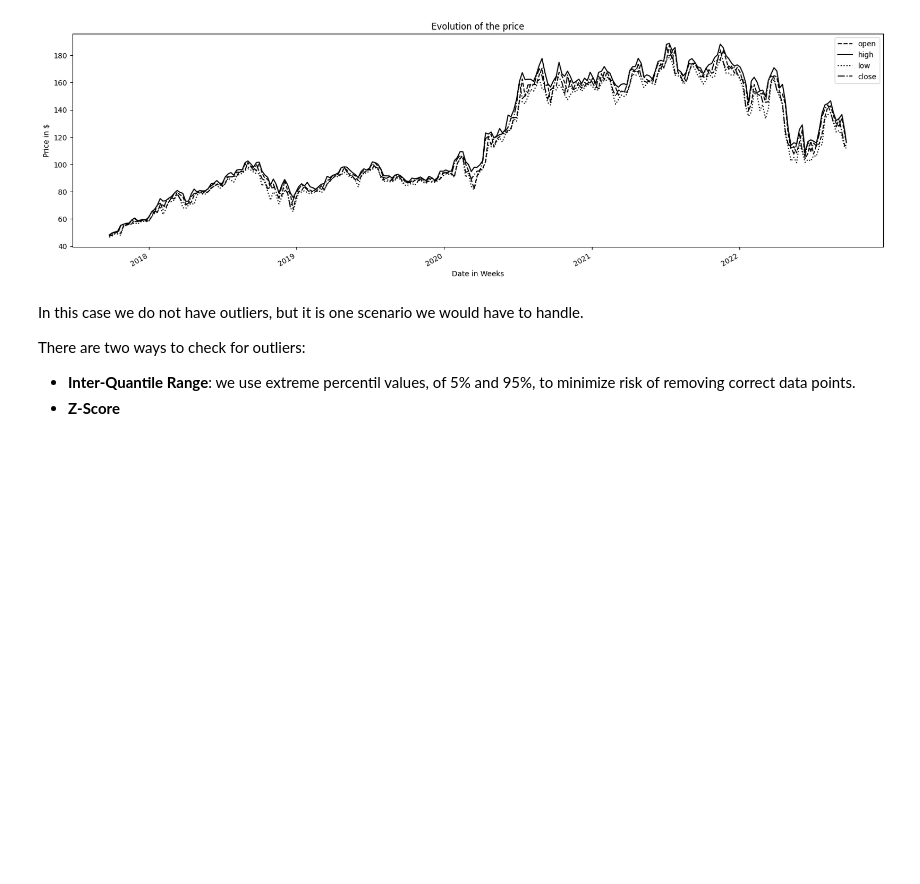
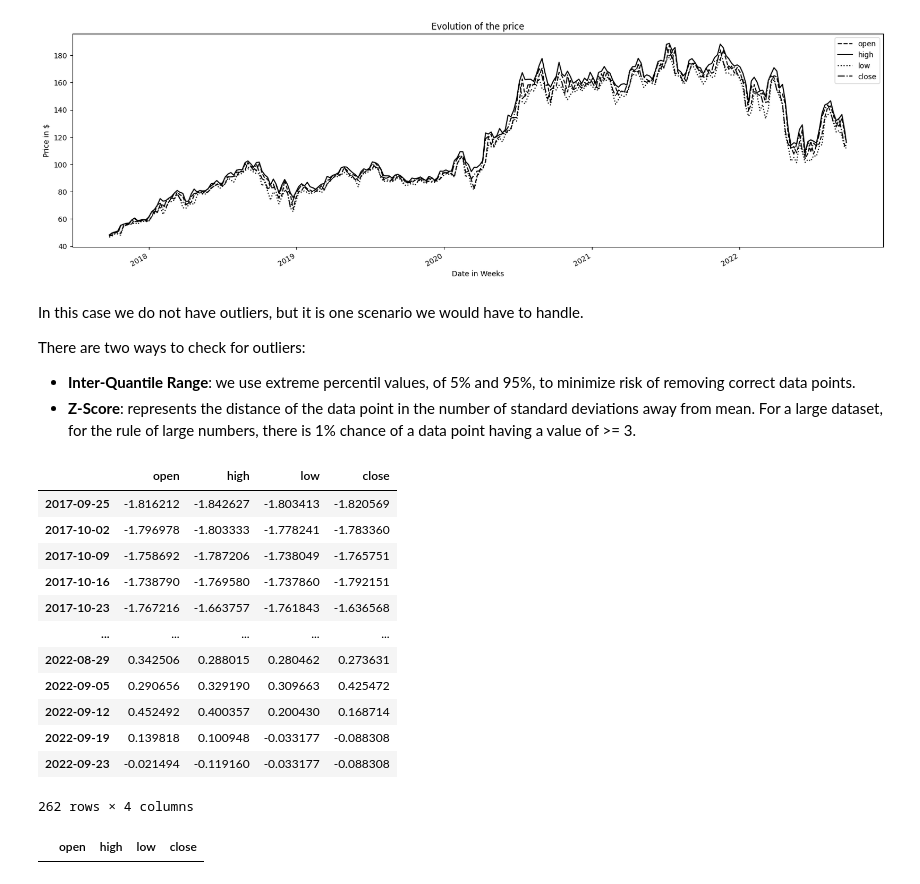
Before and after one commit to Nil-Andreu/forecasting-app, a Jupyter notebook: injestion/injestion/01. Yahoo Finance API.ipynb, the cells around one changed output. Saved outputs shown, nothing was run; the diff lists cells and outputs as text; code cells hidden in the pictures; blank space fills up the shorter version.

```diff
--- a/injestion/injestion/01. Yahoo Finance API.ipynb
+++ b/injestion/injestion/01. Yahoo Finance API.ipynb
@@ -102,4 +103,29 @@ In this case we do not have outliers, but it is one scenario we would have to ha
 
 There are two ways to check for outliers:
 - **Inter-Quantile Range**: we use extreme percentil values, of 5% and 95%, to minimize risk of removing correct data points.
-- **Z-Score**
+- **Z-Score**: represents the distance of the data point in the number of standard deviations away from mean. For a large dataset, for the rule of large numbers, there is 1% chance of a data point having a value of >= 3.
+# %%
+# We will use stats to compute the z-score
+prices_amazon = amazon_weekly.drop(["adjclose", "volume", "ticker"], axis=1)
+# %%
+# We can compute the Z-Score in the following way
+stats.zscore(prices_amazon)
+# %% [output]
+|  | open | high | low | close |
+| 2017-09-25 | -1.816212 | -1.842627 | -1.803413 | -1.820569 |
+| 2017-10-02 | -1.796978 | -1.803333 | -1.778241 | -1.783360 |
+| 2017-10-09 | -1.758692 | -1.787206 | -1.738049 | -1.765751 |
+| 2017-10-16 | -1.738790 | -1.769580 | -1.737860 | -1.792151 |
+| 2017-10-23 | -1.767216 | -1.663757 | -1.761843 | -1.636568 |
+| ... | ... | ... | ... | ... |
+| 2022-08-29 | 0.342506 | 0.288015 | 0.280462 | 0.273631 |
+| 2022-09-05 | 0.290656 | 0.329190 | 0.309663 | 0.425472 |
+| 2022-09-12 | 0.452492 | 0.400357 | 0.200430 | 0.168714 |
+| 2022-09-19 | 0.139818 | 0.100948 | -0.033177 | -0.088308 |
+| 2022-09-23 | -0.021494 | -0.119160 | -0.033177 | -0.088308 |
+262 rows × 4 columns
+# %%
+# And now we can see if some absolute value of z-score is higher than 3 (would be a parameter of sensibility)
+prices_amazon[(np.abs(stats.zscore(prices_amazon)) > 3).all(axis=1)]
+# %% [output]
+|  | open | high | low | close |
```
Also changed, not shown: parts of 4 cells of this notebook.
